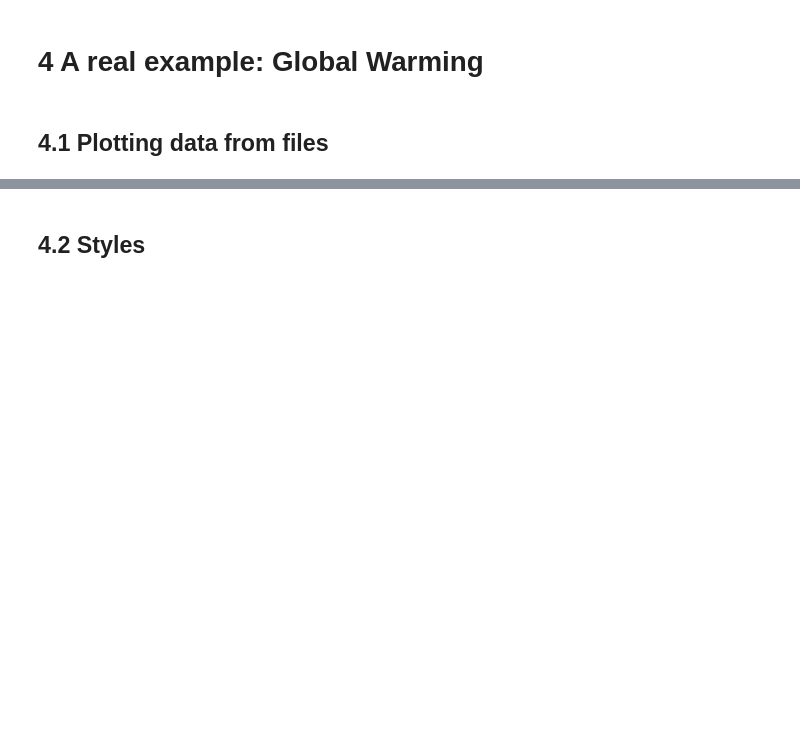
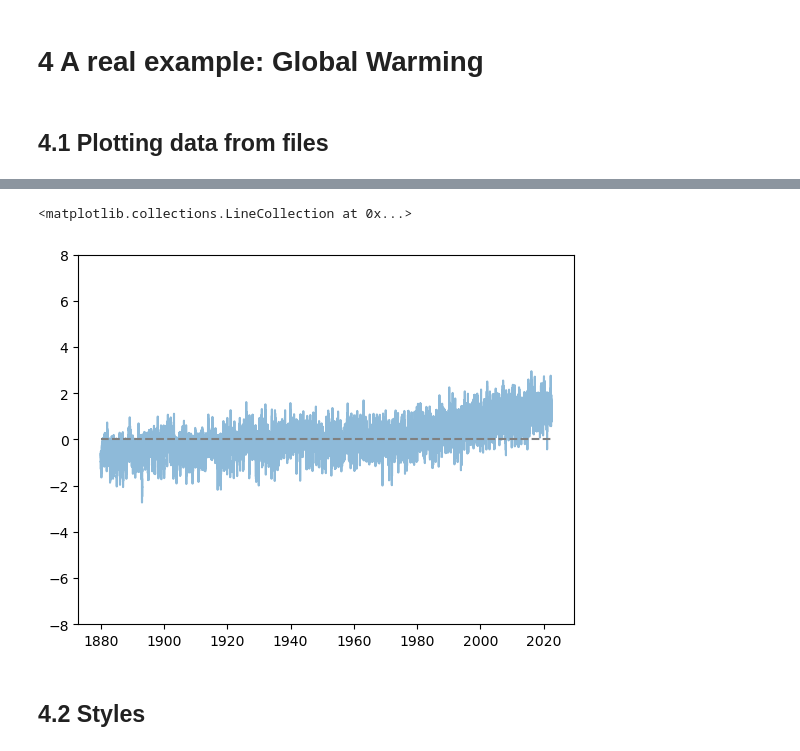
Before and after one commit to SPS-SP2273/learning-portfolio-laeliaw, a Jupyter notebook: plotting/plotting_(need).ipynb, the cells around one changed output, grey strips where cells are left out. Drawn from its saved outputs; the diff is of its cells as text; code cells hidden in the pictures; blank space fills up the shorter version.

```diff
--- a/plotting/plotting_(need).ipynb
+++ b/plotting/plotting_(need).ipynb
@@ -395,2 +407,14 @@ idk how :( edit in tutorial
+# %%
+data = np.loadtxt('Complete_TAVG_daily.txt',
+                   skiprows=24)
+date = data[:, 0]
+anomaly = data[:, -1]
+
+plt.plot(date, anomaly, alpha=.5)
+plt.ylim([-8, 8])
+plt.hlines(0, date[0], date[-1], linestyle='--', colors='grey')
+# %% [output]
+<matplotlib.collections.LineCollection at 0x...>
+[figure, added]
 # %% [markdown]
 ## 4.2 Styles
```
Also changed, not shown: parts of 6 cells of this notebook, 2 other files.
